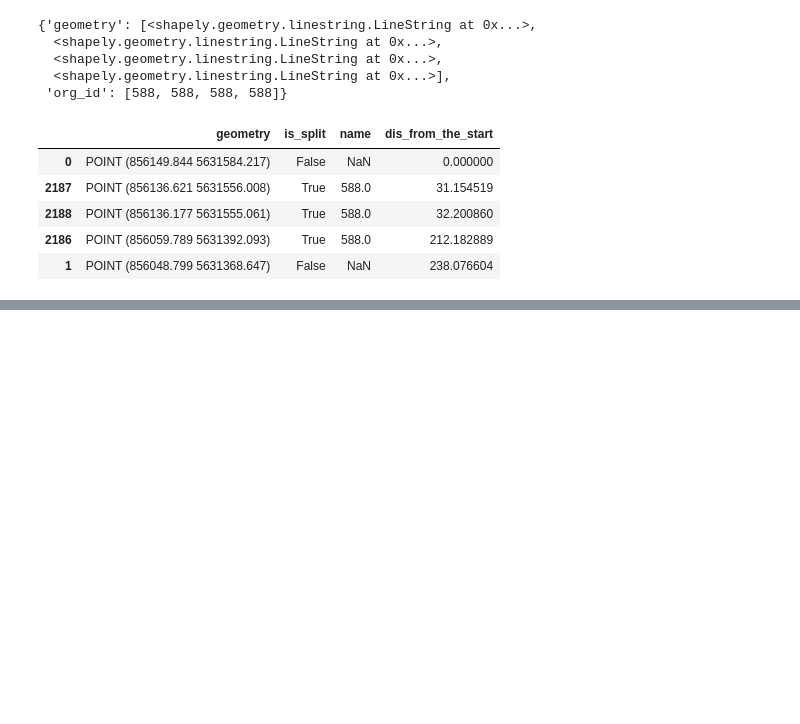
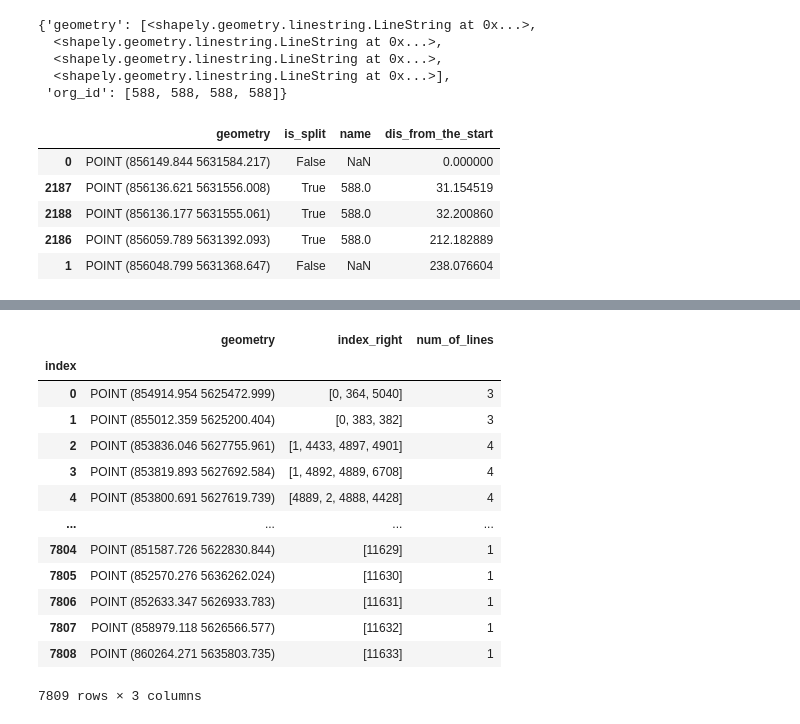
Before and after one commit to achic19/SOD0, a Jupyter notebook: Code/notebooks/topology.ipynb, the cells around one changed output, grey strips where cells are left out. Cells and saved outputs as stored; diff of their text form; code cells hidden in the pictures; blank space fills up the shorter version.

```diff
--- a/Code/notebooks/topology.ipynb
+++ b/Code/notebooks/topology.ipynb
@@ -613,0 +663,22 @@ Code to consolidate nearest intersections
+# %%
+# if you want to save the file
+col_of_lists_as_str= 'col_of_lists_as_str'
+pnts_line_name['col_of_lists_as_str'] = pnts_line_name[index_right].apply(str)
+pnts_line_name.drop(columns= [index_right]).to_file(f'{intersection_agg_folder}pnts_line_name.shp')
+pnts_line_name.drop(columns= ['col_of_lists_as_str'],inplace=True)
+pnts_line_name
+# %% [output]
+|  | geometry | index_right | num_of_lines |
+| index |  |  |  |
+| 0 | POINT (854914.954 5625472.999) | [0, 364, 5040] | 3 |
+| 1 | POINT (855012.359 5625200.404) | [0, 383, 382] | 3 |
+| 2 | POINT (853836.046 5627755.961) | [1, 4433, 4897, 4901] | 4 |
+| 3 | POINT (853819.893 5627692.584) | [1, 4892, 4889, 6708] | 4 |
+| 4 | POINT (853800.691 5627619.739) | [4889, 2, 4888, 4428] | 4 |
+| ... | ... | ... | ... |
+| 7804 | POINT (851587.726 5622830.844) | [11629] | 1 |
+| 7805 | POINT (852570.276 5636262.024) | [11630] | 1 |
+| 7806 | POINT (852633.347 5626933.783) | [11631] | 1 |
+| 7807 | POINT (858979.118 5626566.577) | [11632] | 1 |
+| 7808 | POINT (860264.271 5635803.735) | [11633] | 1 |
+7809 rows × 3 columns
```
Also changed, not shown: parts of 12 cells of this notebook, 1 other file.
